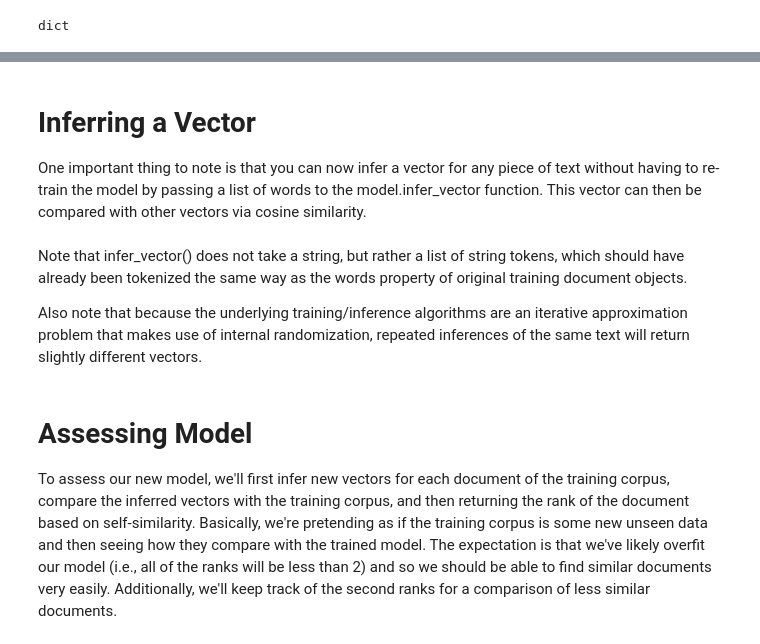
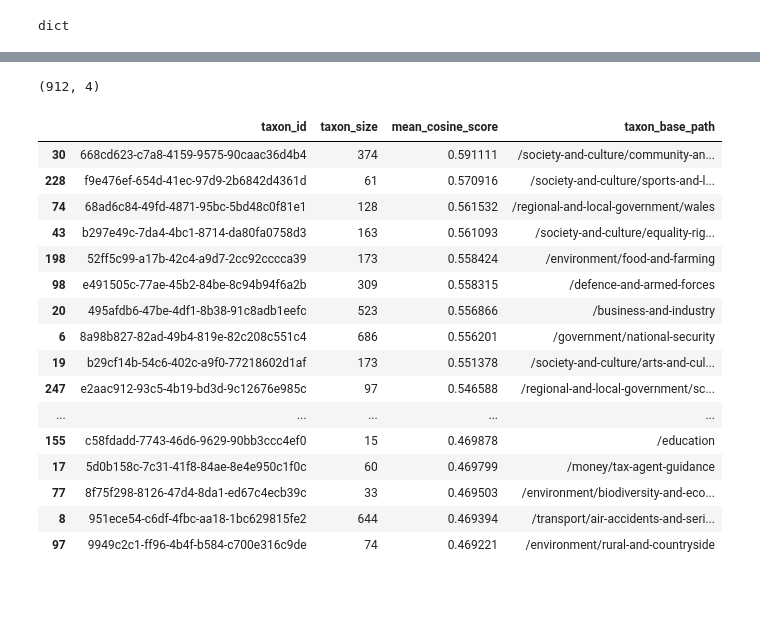
Before and after one commit to alphagov/content-similarity-models, a Jupyter notebook: google-universal-encoder/similarity_universal_sentence_embedding.ipynb, the cells around one changed output, grey strips where cells are left out. Cells and saved outputs as stored; diff of their text form; code cells hidden in the pictures; blank space fills up the shorter version.

Commit message:
Get homogeneity for a sample on 29-11-2018

```diff
--- a/google-universal-encoder/similarity_universal_sentence_embedding.ipynb
+++ b/google-universal-encoder/similarity_universal_sentence_embedding.ipynb
@@ -129,10 +123,0 @@ tsne_emb.shape
-# %%
-import matplotlib.pyplot as plt
-
-fig, ax = plt.subplots()
-ax.scatter(tsne_emb[:, 0], tsne_emb[:, 1],s=0.1)
-
-
-for i, txt in enumerate(corpus_sample['title']):
-    if (i % 50 == 0):
-        ax.annotate(txt, (tsne_emb[:, 0][i], tsne_emb[:, 1][i]))
@@ -250,8 +142,13 @@ taxons = corpus_sample['taxon_id'].unique()
 # %%
-taxon_embeddings = embeddings[corpus_sample['taxon_id']=='1327984f-95e0-4ca7-94c7-c63e69c30924']
+taxon_homogeneity = []
+for taxon in tqdm_notebook(taxons):
+  taxon_embeddings = embedded_sentences[corpus_sample['taxon_id']==taxon]
+  taxon_size = taxon_embeddings.shape[0]
+  cosine_results = []
+  for i in tqdm_notebook(taxon_embeddings):
+    for j in taxon_embeddings:
+      cosine_results.append(cosine(i, j))
+  mean_cosine_for_taxon = np.mean(np.array(cosine_results))
 
-cosine_results = []
-for i in taxon_embeddings:
-  for j in taxon_embeddings:
-    cosine_results.append(cosine(i, j))
-mean_cosine_for_taxon = np.mean(np.array(cosine_results))
+
+  taxon_homogeneity.append([taxon, taxon_size, mean_cosine_for_taxon])
@@ -260,26 +169,32 @@ mean_cosine_for_taxon
-# %%
-taxon_homogeneity = []
-for taxon in progressbar.progressbar(taxons):
-  taxon_embeddings = embeddings[corpus_sample['taxon_id']==taxon]
-  taxon_size = taxon_embeddings.shape[0]
-  cosine_results = []
-  for i in taxon_embeddings:
-    for j in taxon_embeddings:
-      cosine_results.append(cosine(i, j))
-  mean_cosine_for_taxon = np.mean(np.array(cosine_results))
-
-
-  taxon_homogeneity.append([taxon, taxon_size, mean_cosine_for_taxon])
 # %%
 taxon_homogeneity_df = pd.DataFrame(taxon_homogeneity, columns = ['taxon_id', 'taxon_size', 'mean_cosine_score']).sort_values('mean_cosine_score', ascending=False)
 taxon_homogeneity_df['taxon_base_path'] = taxon_homogeneity_df['taxon_id'].map(taxon_id_to_base_path)
-taxon_homogeneity_df
+taxon_homogeneity_df.shape
+# %% [output]
+(912, 4)
+# %%
+taxon_homogeneity_df[:50]
+# %% [output]
+|  | taxon_id | taxon_size | mean_cosine_score | taxon_base_path |
+| 30 | 668cd623-c7a8-4159-9575-90caac36d4b4 | 374 | 0.591111 | /society-and-culture/community-an... |
+| 228 | f9e476ef-654d-41ec-97d9-2b6842d4361d | 61 | 0.570916 | /society-and-culture/sports-and-l... |
+| 74 | 68ad6c84-49fd-4871-95bc-5bd48c0f81e1 | 128 | 0.561532 | /regional-and-local-government/wales |
+| 43 | b297e49c-7da4-4bc1-8714-da80fa0758d3 | 163 | 0.561093 | /society-and-culture/equality-rig... |
+| 198 | 52ff5c99-a17b-42c4-a9d7-2cc92cccca39 | 173 | 0.558424 | /environment/food-and-farming |
+| 98 | e491505c-77ae-45b2-84be-8c94b94f6a2b | 309 | 0.558315 | /defence-and-armed-forces |
+| 20 | 495afdb6-47be-4df1-8b38-91c8adb1eefc | 523 | 0.556866 | /business-and-industry |
+| 6 | 8a98b827-82ad-49b4-819e-82c208c551c4 | 686 | 0.556201 | /government/national-security |
+| 19 | b29cf14b-54c6-402c-a9f0-77218602d1af | 173 | 0.551378 | /society-and-culture/arts-and-cul... |
+| 247 | e2aac912-93c5-4b19-bd3d-9c12676e985c | 97 | 0.546588 | /regional-and-local-government/sc... |
+| ... | ... | ... | ... | ... |
+| 155 | c58fdadd-7743-46d6-9629-90bb3ccc4ef0 | 15 | 0.469878 | /education |
+| 17 | 5d0b158c-7c31-41f8-84ae-8e4e950c1f0c | 60 | 0.469799 | /money/tax-agent-guidance |
+| 77 | 8f75f298-8126-47d4-8da1-ed67c4ecb39c | 33 | 0.469503 | /environment/biodiversity-and-eco... |
+| 8 | 951ece54-c6df-4fbc-aa18-1bc629815fe2 | 644 | 0.469394 | /transport/air-accidents-and-seri... |
+| 97 | 9949c2c1-ff96-4b4f-b584-c700e316c9de | 74 | 0.469221 | /environment/rural-and-countryside |
 # %%
 alt.Chart(taxon_homogeneity_df).mark_circle(size=60).encode(
     x='taxon_size',
     y='mean_cosine_score',
     tooltip=['taxon_base_path']
 ).interactive()
-# %% [markdown]
-# Inferring a Vector
-One important thing to note is that you can now infer a vector for any piece of text without having to re-train the model by passing a list of words to the model.infer_vector function. This vector can then be compared with other vectors via cosine similarity.
@@ -289,7 +200,0 @@ print(train_corpus[0].tags)
-# %% [markdown]
-Note that infer_vector() does not take a string, but rather a list of string tokens, which should have already been tokenized the same way as the words property of original training document objects.
-
-Also note that because the underlying training/inference algorithms are an iterative approximation problem that makes use of internal randomization, repeated inferences of the same text will return slightly different vectors.
-# %% [markdown]
-# Assessing Model
-To assess our new model, we'll first infer new vectors for each document of the training corpus, compare the inferred vectors with the training corpus, and then returning the rank of the document based on self-similarity. Basically, we're pretending as if the training corpus is some new unseen data and then seeing how they compare with the trained model. The expectation is that we've likely overfit our model (i.e., all of the ranks will be less than 2) and so we should be able to find similar documents very easily. Additionally, we'll keep track of the second ranks for a comparison of less similar documents.
```
Also changed, not shown: parts of 42 cells of this notebook.
